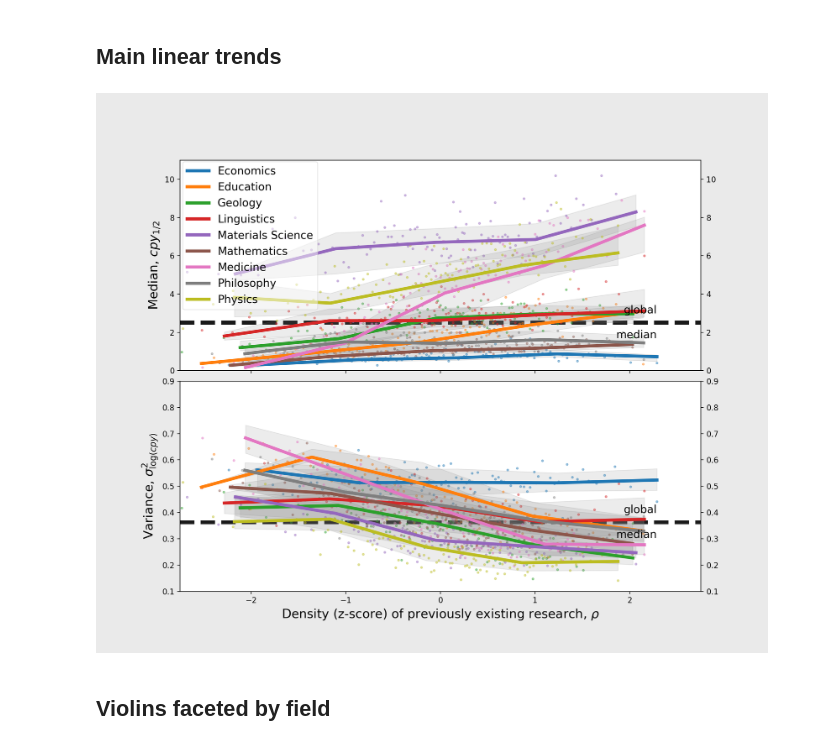
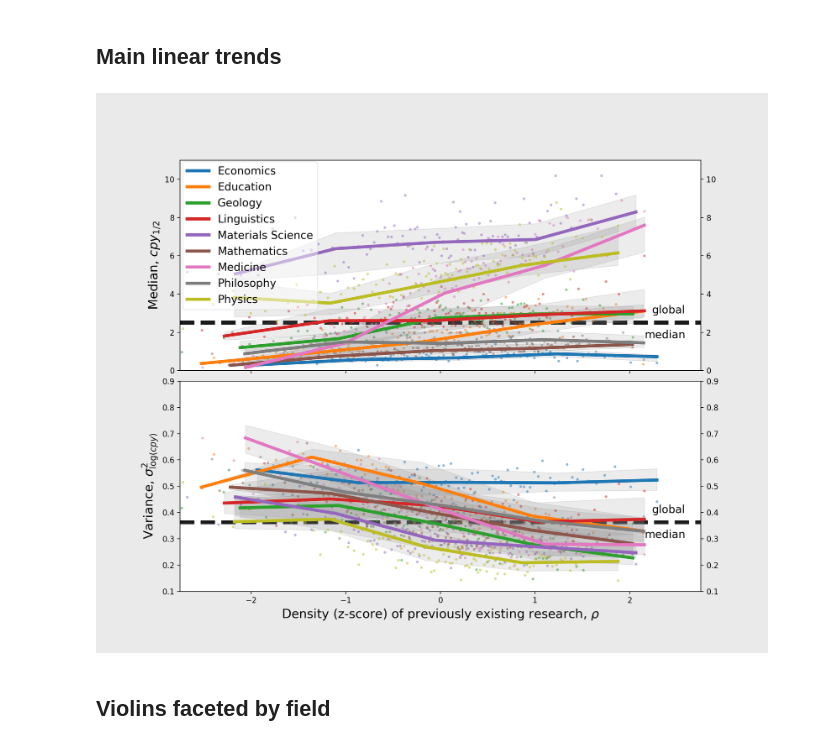
Before and after one commit to nathimel/citesim, a Jupyter notebook: src/notebooks/summary_figures.ipynb, the cells around one changed output. Cells and saved outputs as stored; diff of their text form; code cells hidden in the pictures.

```diff
--- a/src/notebooks/summary_figures.ipynb
+++ b/src/notebooks/summary_figures.ipynb
@@ -224,7 +224,7 @@ for row_idx, row in enumerate(rows):
 
     # N.B.: global scatter, median, percentiles not really well formed across fields, since citation rates are field specific.
 
-    # GLobal
+    # Global
 
     bin_edges = np.linspace(
         x_observations.min(),
@@ -255,7 +255,7 @@ for row_idx, row in enumerate(rows):
     )
     ax.annotate(
         text = 'global\n\nmedian',
-        xy = (bin_edges[-1], global_median),
+        xy = (bin_edges[-1]+0.3, global_median),
         xycoords = 'data',
         xytext = (0, 0),
         textcoords = 'offset points',
@@ -339,34 +339,34 @@ for row_idx, row in enumerate(rows):
 
     # Customize ticks
     # ax.tick_params( direction='inout', size=15, width=2, labelsize=14 )
     # ax.tick_params( which='minor', direction='in', size=5, width=2, )
     ax.tick_params( right=True, labelright=True )
     if not ax.get_subplotspec().is_last_row():
         ax.tick_params( axis='x', labelbottom=False )
 
 axbox = ax.get_position()
 ax.legend(
     prop = {'size': 14, },
     ncol = 1,
     # loc = 'upper right',
     loc = (axbox.x0 + -0.12, axbox.y0 + 1.23),
     # loc = (axbox.x0 + 0.6, axbox.y0 + 1.23),
     # title = 'field',
     # facecolor = facecolor,
     # edgecolor = 'white',
     framealpha = 0.5,
 )
 
 
 # ax.set_xlabel( r'Density of previously existing research, $\rho$', fontsize=16 )
 ax.set_xlabel( r'Density (z-score) of previously existing research, $\rho$', fontsize=16 )
 
 
 # plt.tight_layout()
 
 plt.show()
 # %% [output]
-[figure, old version]
+[figure, new version]
 # %% [markdown]
 ## Violins faceted by field
 # %%
```
Also changed, not shown: 36 other files.
